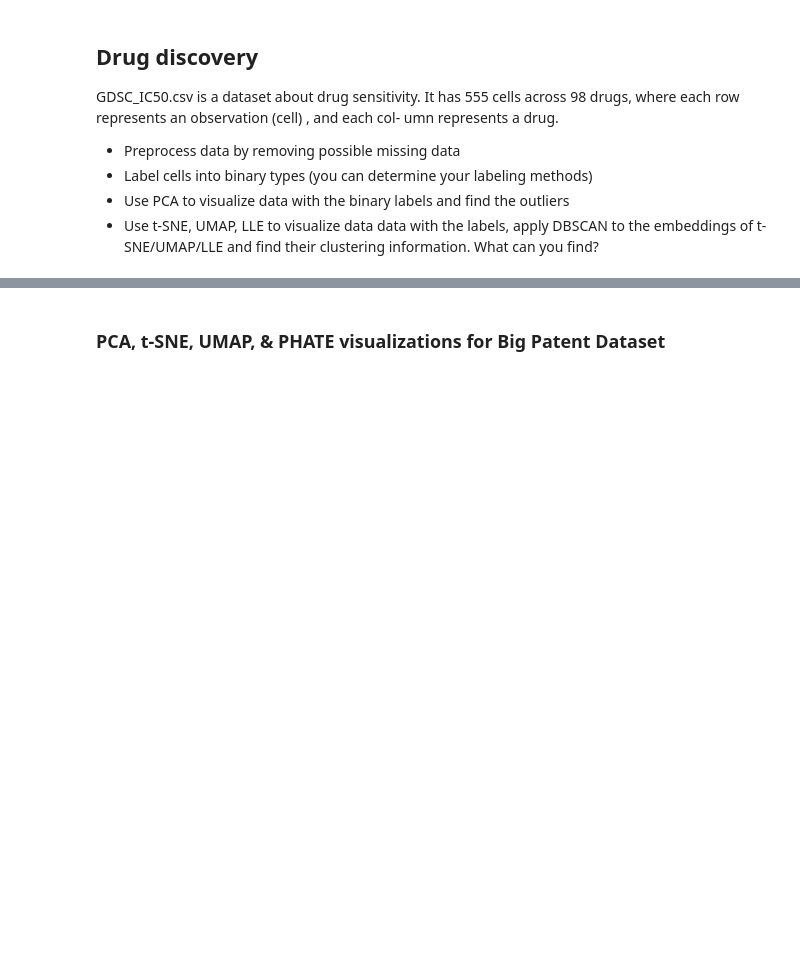
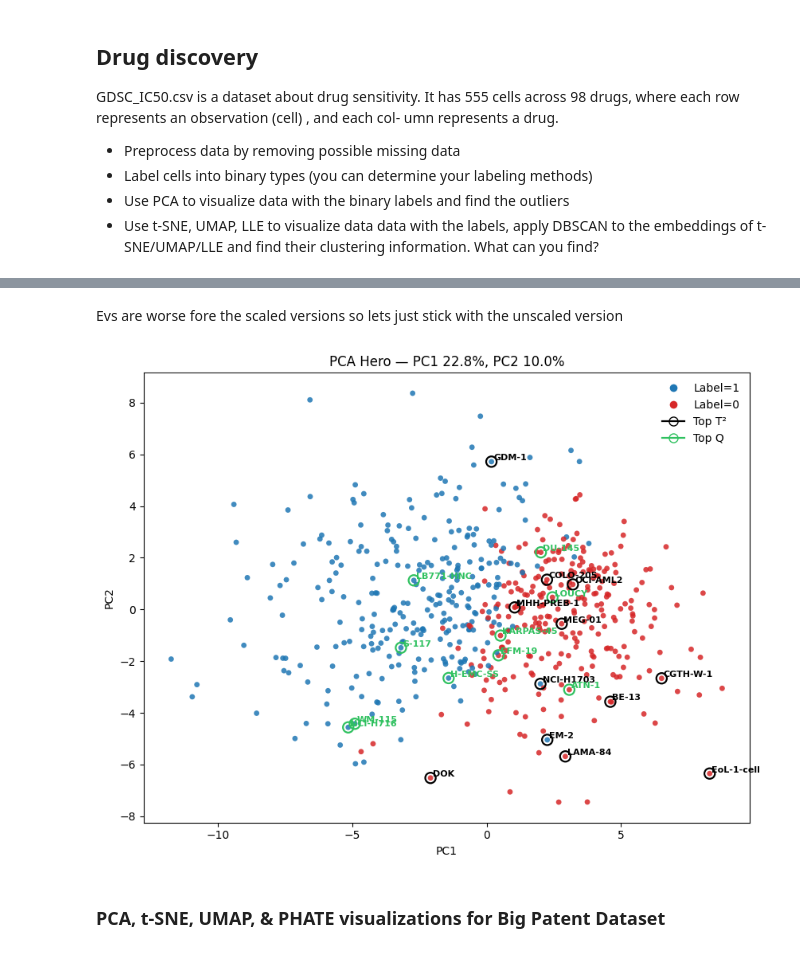
Before and after one commit to Brennan-Chan/Big-Data-Project-1, a Jupyter notebook: Project1-V0.0.1.ipynb, the cells around one changed output, grey strips where cells are left out. Drawn from its saved outputs; the diff is of its cells as text; code cells hidden in the pictures; blank space fills up the shorter version.

```diff
--- a/Project1-V0.0.1.ipynb
+++ b/Project1-V0.0.1.ipynb
@@ -523,0 +633,2 @@ print(bal_by_drug.head(10))
+# %% [markdown]
+Evs are worse fore the scaled versions so lets just stick with the unscaled version
@@ -524,3 +644,76 @@ print(bal_by_drug.head(10))
+# %%
+X_raw = drug_df_wide.copy()
+X = X_raw.apply(lambda s: s.fillna(s.median()), axis=0)
+Xc = X - X.mean(axis=0)
+cells = X.index
+
+# scores = Xc @ V_k, explained variances from singular values
+U, S, Vt = np.linalg.svd(Xc.to_numpy(), full_matrices=False)  # shape: (n, p) -> U(n,k), S(k,), Vt(k,p)
+explained_var = (S**2) / (Xc.shape[0] - 1)                  # eigenvalues of covariance
+explained_ratio = explained_var / explained_var.sum()
+
+# choose how many PCs to keep for outlier scoring (more stable than k=2)
+k_out = min(10, Xc.shape[1])                                # you can change to cumulative cutoff
+scores_k = U[:, :k_out] * S[:k_out]                         # (n, k_out)
+# 2D scores for the hero plot
+scores_2d = U[:, :2] * S[:2]                                # PC1, PC2
+
+# 2) Outlier metrics (keep outliers; no clipping)
+# Hotelling's T^2 using retained PCs
+T2 = np.sum((scores_k**2) / explained_var[:k_out], axis=1)
+# Q-residuals (reconstruction error using retained PCs)
+X_hat = (scores_k @ Vt[:k_out, :])
+Q = np.sum((Xc.to_numpy() - X_hat)**2, axis=1)
+
+out_df = pd.DataFrame({"cell_line": cells, "T2": T2, "Q": Q}).set_index("cell_line")
+out_df["rank_T2"] = out_df["T2"].rank(ascending=False, method="min")
+out_df["rank_Q"]  = out_df["Q"].rank(ascending=False, method="min")
+out_df["combo_rank"] = out_df[["rank_T2","rank_Q"]].mean(axis=1)
+
+
+N = 12  # annotate top-N of each type
+topT2 = out_df.nlargest(N, "T2").index
+topQ  = out_df.nlargest(N, "Q").index
+
+is_topT2 = X.index.isin(topT2)
+is_topQ  = X.index.isin(topQ)
+
+# base scatter
+plt.figure(figsize=(8.6, 6.6))
+plt.scatter(scores_2d[:,0], scores_2d[:,1],
+            s=24, c=np.where(y==1, "#1f77b4", "#d62728"), alpha=0.85, linewidths=0)
+
+# emphasize T² outliers
+plt.scatter(scores_2d[is_topT2,0], scores_2d[is_topT2,1],
+            s=90, facecolors="none", edgecolors="k", linewidths=1.6, zorder=3, label="Top T²")
+
+# emphasize Q outliers (that aren’t already in T² set)
+onlyQ = np.logical_and(is_topQ, ~is_topT2)
+plt.scatter(scores_2d[onlyQ,0], scores_2d[onlyQ,1],
+            s=90, facecolors="none", edgecolors="#30C160", linewidths=1.6, zorder=3, label="Top Q")
+
+# (optional) annotate names for both sets
+def annotate(mask, color):
+    for x,yc,name in zip(scores_2d[mask,0], scores_2d[mask,1], X.index[mask]):
+        plt.text(x+0.02*np.std(scores_2d[:,0]), yc+0.02*np.std(scores_2d[:,1]),
+                 name, fontsize=8, weight="semibold", color=color)
+annotate(is_topT2, "black")
+annotate(onlyQ, "#30C160")
+
+pc1_pct = 100*explained_ratio[0]; pc2_pct = 100*explained_ratio[1]
+plt.title(f"PCA Hero — PC1 {pc1_pct:.1f}%, PC2 {pc2_pct:.1f}%")
+plt.xlabel("PC1"); plt.ylabel("PC2")
+from matplotlib.lines import Line2D
+legend_elems = [
+    Line2D([0],[0], marker='o', color='w', markerfacecolor="#1f77b4", label='Label=1', markersize=8),
+    Line2D([0],[0], marker='o', color='w', markerfacecolor="#d62728", label='Label=0', markersize=8),
+    Line2D([0],[0], marker='o', color='k', markerfacecolor='none', label='Top T²', markersize=8, linewidth=1.6),
+    Line2D([0],[0], marker='o', color="#30C160", markerfacecolor='none', label='Top Q', markersize=8, linewidth=1.6),
+]
+plt.legend(handles=legend_elems, frameon=False, loc="best")
+plt.tight_layout(); plt.show()
+# %% [output]
+[figure, added]
 # %% [markdown]
 ### PCA, t-SNE, UMAP, & PHATE visualizations for Big Patent Dataset
 # %%
```
Also changed, not shown: parts of 6 cells of this notebook.
